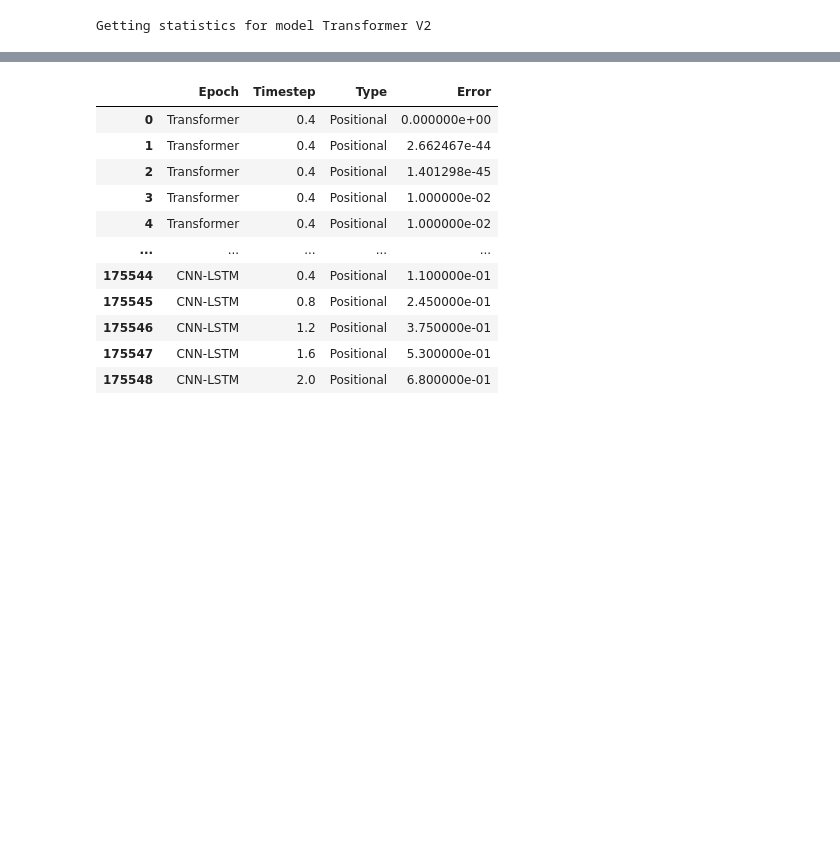
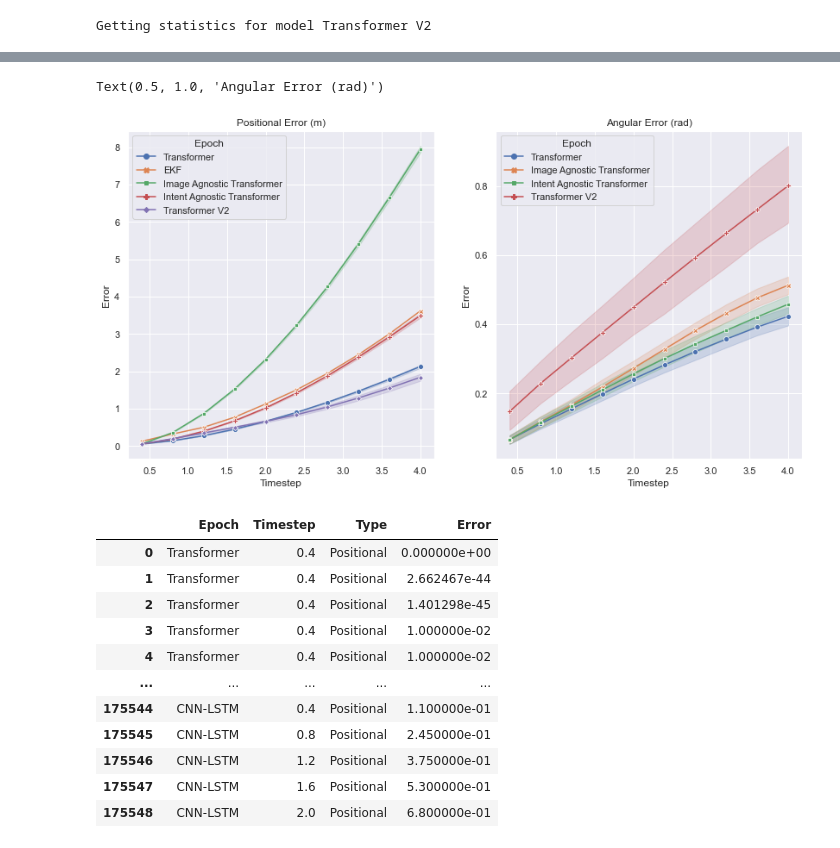
Before and after one commit to XuShenLZ/ParkSim, a Jupyter notebook: python/parksim/trajectory_predict/intent_transformer/model_analysis.ipynb, the cells around one changed output, grey strips where cells are left out. Saved outputs shown, nothing was run; the diff lists cells and outputs as text; code cells hidden in the pictures; blank space fills up the shorter version.

```diff
--- a/python/parksim/trajectory_predict/intent_transformer/model_analysis.ipynb
+++ b/python/parksim/trajectory_predict/intent_transformer/model_analysis.ipynb
@@ -132,3 +132,20 @@ Text(0.5, 1.0, 'Angular Error (rad)')
+# %%
+old_df = pd.read_csv("data_frames/positional_error.csv")
+# %%
+combined = old_df.append(error_df, ignore_index = True)
+# %%
+fig, axes = plt.subplots(1, 2, figsize=(14, 7))
+
+sns.lineplot(x="Timestep", y="Error", hue="Epoch", ci=95, style="Epoch",
+             markers=True, dashes=False, data=combined[combined["Type"] == "Positional"], ax=axes[0])
+sns.lineplot(x="Timestep", y="Error", hue="Epoch", ci=95, style="Epoch",
+             markers=True, dashes=False, data=combined[combined["Type"] == "Angular"], ax=axes[1])
+
+axes[0].set_title('Positional Error (m)')
+axes[1].set_title('Angular Error (rad)')
+# %% [output]
+Text(0.5, 1.0, 'Angular Error (rad)')
+[figure, added]
 # %%
 EKF_df = pd.DataFrame({'Epoch': ['EKF'] * 5, 'Timestep': [0.4, 0.8, 1.2, 1.6, 2.0], 'Type': ['Positional'] * 5, 'Error' : [0.125, 0.32, 0.5, 0.77, 1.124]})
 #CNN_df = pd.DataFrame({'Epoch': ['CNN-LSTM'] * 5, 'Timestep': [0.4, 0.8, 1.2, 1.6, 2.0], 'Type': ['Positional'] * 5, 'Error' : [0.11, 0.245, 0.375, 0.53, 0.68]})
```
Also changed, not shown: parts of 5 cells of this notebook, 4 other files.
